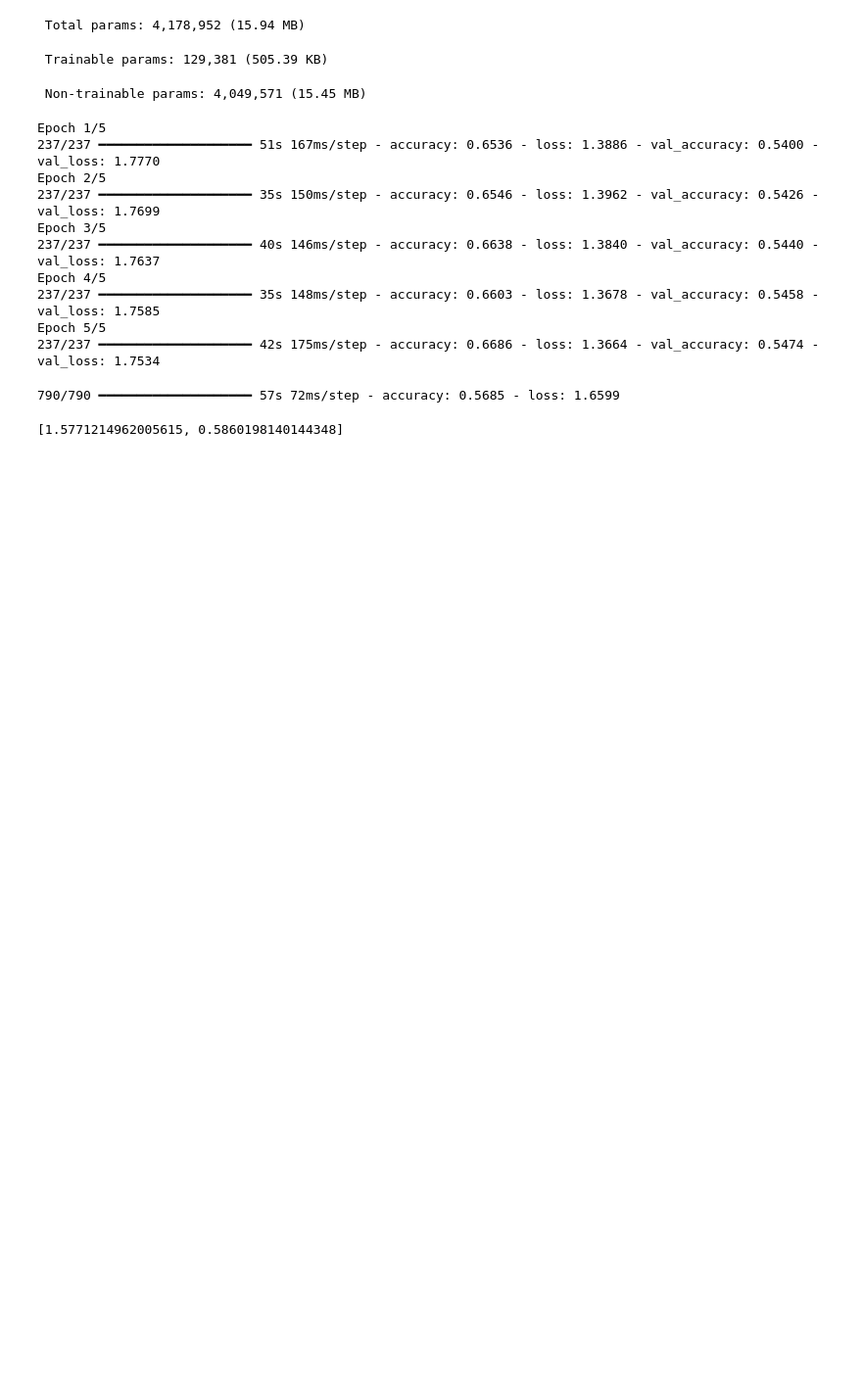
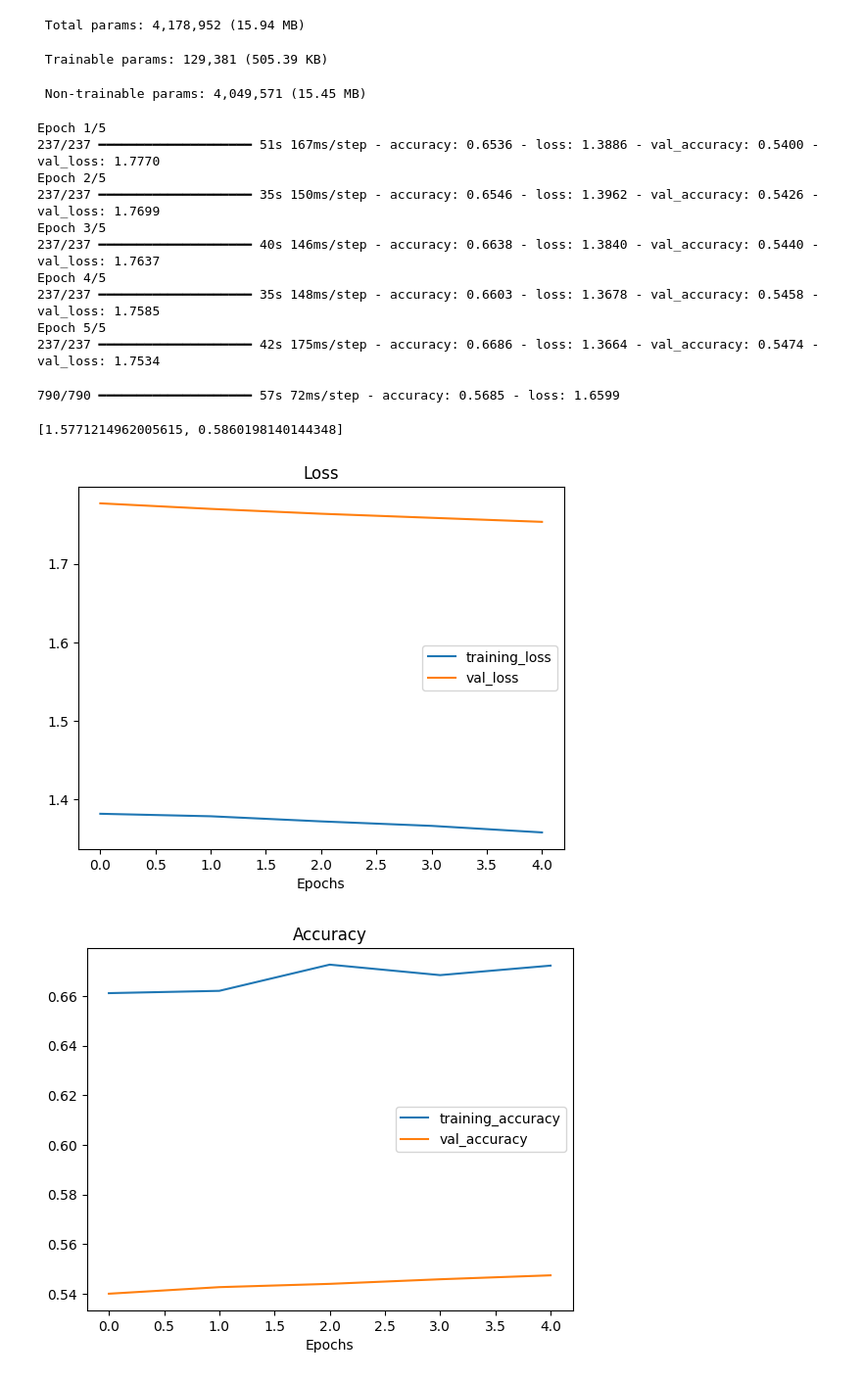
Before and after one commit to Benguerine/DeepLearningJourney, a Jupyter notebook: Transfer Learning/Transfer_learning_with_Tensorflow_Scaling_Up.ipynb, the cells around one changed output. Shown at 98% size. Saved outputs shown, nothing was run; the diff lists cells and outputs as text; code cells hidden in the pictures; blank space fills up the shorter version.

```diff
--- a/Transfer Learning/Transfer_learning_with_Tensorflow_Scaling_Up.ipynb
+++ b/Transfer Learning/Transfer_learning_with_Tensorflow_Scaling_Up.ipynb
@@ -174,4 +174,7 @@ results_feature_extraction_model
 790/790 ━━━━━━━━━━━━━━━━━━━━ 57s 72ms/step - accuracy: 0.5685 - loss: 1.6599
 [1.5771214962005615, 0.5860198140144348]
 # %%
-plot_loss_curves(history_)
+plot_loss_curves(history_all_classes_10_percent)
+# %% [output]
+[figure, added]
+[figure, added]
```
Also changed, not shown: parts of 1 cell of this notebook, 1 other file.
